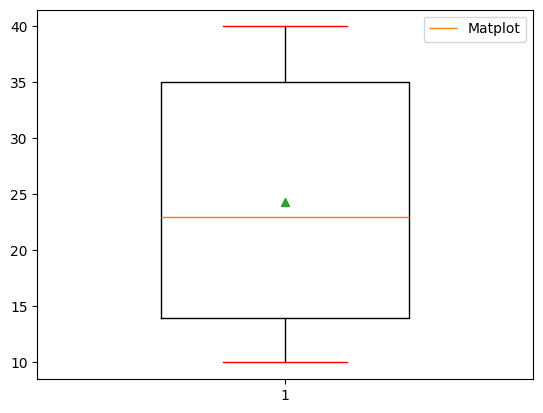
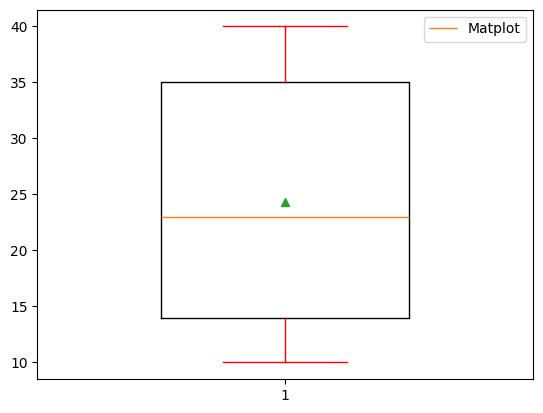
The notebook cell's code change between the first figure and the second:
--- before
+++ after
@@ -4,5 +4,5 @@
 
 
-plt.boxplot(x,label = "Matplot",vert = True,widths = 0.5 , showmeans= True, sym = "g+",capprops = dict(color = "r"))
+plt.boxplot(x,label = "Matplot",vert = True,widths = 0.5 , showmeans= True, sym = "g+",capprops = dict(color = "r"),whiskerprops = dict(color="r"))
 
 plt.legend()

Commit: Add files via upload